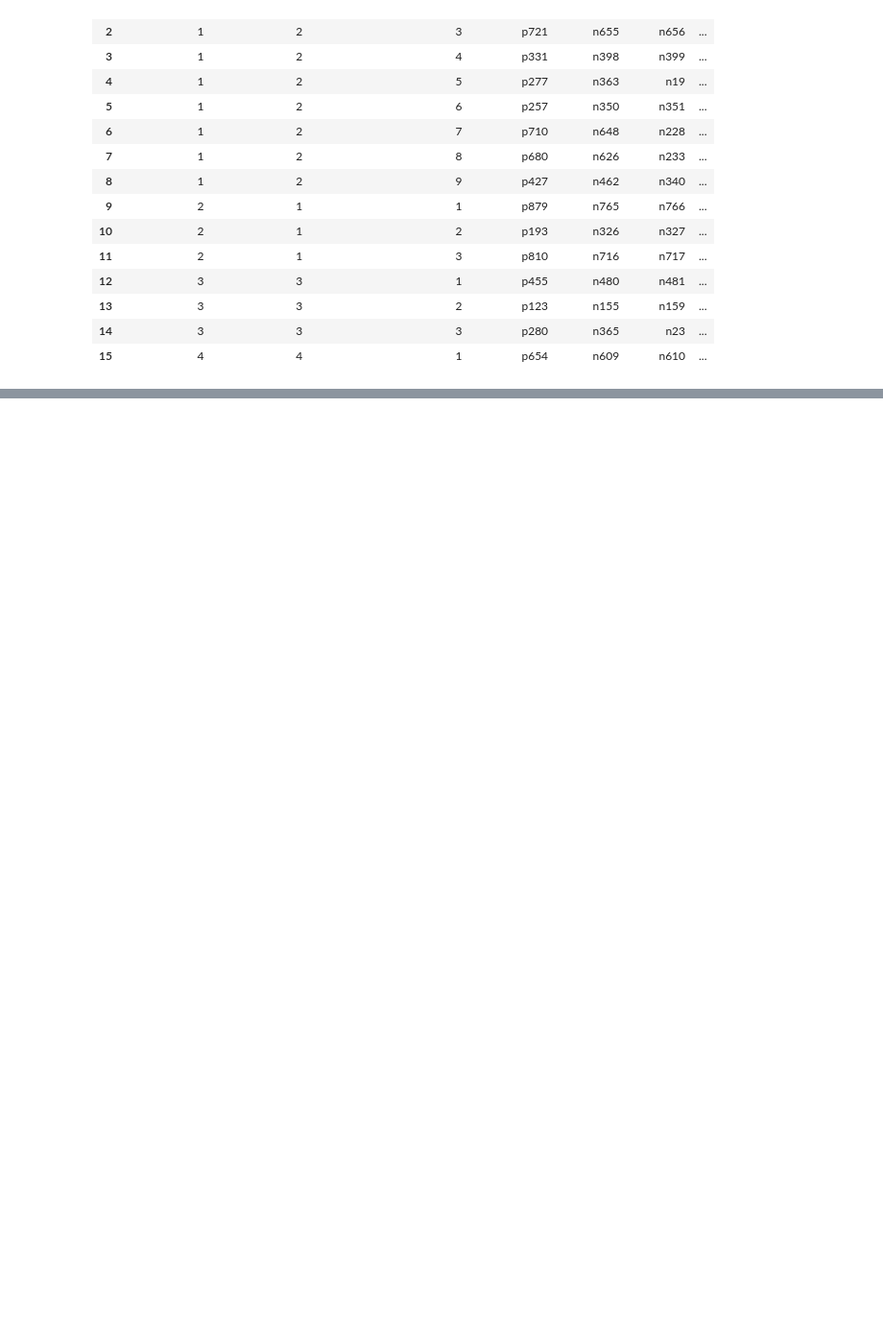
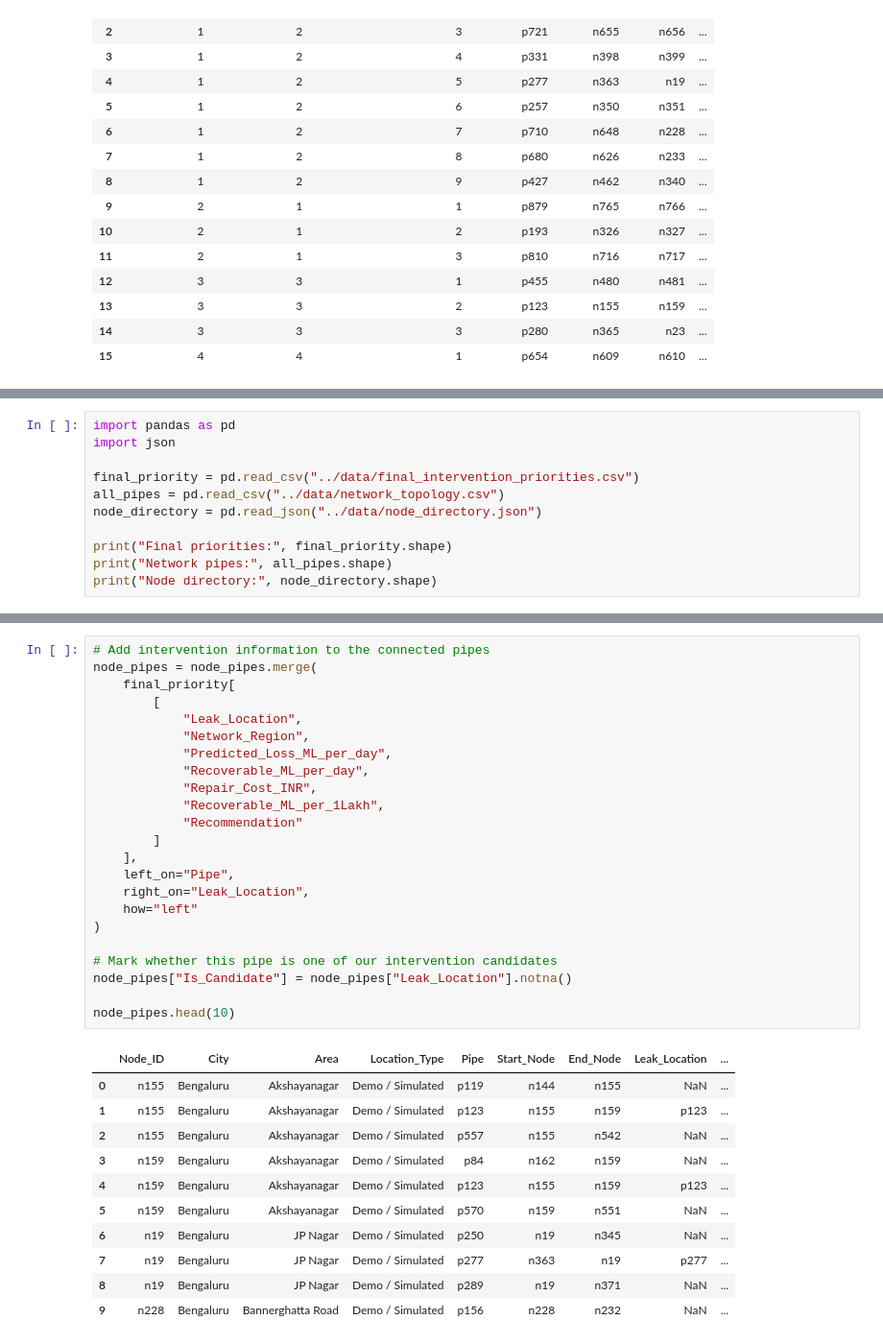
Before and after one commit to Simra-08/WeMakeDevs, a Jupyter notebook: notebooks/leak_detection.ipynb, the cells around one changed output, grey strips where cells are left out. Shown at 96% size. Saved outputs shown, nothing was run; the diff lists cells and outputs as text; blank space fills up the shorter version.

```diff
--- a/notebooks/leak_detection.ipynb
+++ b/notebooks/leak_detection.ipynb
@@ -4424,0 +4537,11 @@ final_priority
+# %%
+import pandas as pd
+import json
+
+final_priority = pd.read_csv("../data/final_intervention_priorities.csv")
+all_pipes = pd.read_csv("../data/network_topology.csv")
+node_directory = pd.read_json("../data/node_directory.json")
+
+print("Final priorities:", final_priority.shape)
+print("Network pipes:", all_pipes.shape)
+print("Node directory:", node_directory.shape)
@@ -4424,0 +4589,35 @@ final_priority
+# %%
+# Add intervention information to the connected pipes
+node_pipes = node_pipes.merge(
+    final_priority[
+        [
+            "Leak_Location",
+            "Network_Region",
+            "Predicted_Loss_ML_per_day",
+            "Recoverable_ML_per_day",
+            "Repair_Cost_INR",
+            "Recoverable_ML_per_1Lakh",
+            "Recommendation"
+        ]
+    ],
+    left_on="Pipe",
+    right_on="Leak_Location",
+    how="left"
+)
+
+# Mark whether this pipe is one of our intervention candidates
+node_pipes["Is_Candidate"] = node_pipes["Leak_Location"].notna()
+
+node_pipes.head(10)
+# %% [output]
+|  | Node_ID | City | Area | Location_Type | Pipe | Start_Node | End_Node | Leak_Location | ... |
+| 0 | n155 | Bengaluru | Akshayanagar | Demo / Simulated | p119 | n144 | n155 | NaN | ... |
+| 1 | n155 | Bengaluru | Akshayanagar | Demo / Simulated | p123 | n155 | n159 | p123 | ... |
+| 2 | n155 | Bengaluru | Akshayanagar | Demo / Simulated | p557 | n155 | n542 | NaN | ... |
+| 3 | n159 | Bengaluru | Akshayanagar | Demo / Simulated | p84 | n162 | n159 | NaN | ... |
+| 4 | n159 | Bengaluru | Akshayanagar | Demo / Simulated | p123 | n155 | n159 | p123 | ... |
+| 5 | n159 | Bengaluru | Akshayanagar | Demo / Simulated | p570 | n159 | n551 | NaN | ... |
+| 6 | n19 | Bengaluru | JP Nagar | Demo / Simulated | p250 | n19 | n345 | NaN | ... |
+| 7 | n19 | Bengaluru | JP Nagar | Demo / Simulated | p277 | n363 | n19 | p277 | ... |
+| 8 | n19 | Bengaluru | JP Nagar | Demo / Simulated | p289 | n19 | n371 | NaN | ... |
+| 9 | n228 | Bengaluru | Bannerghatta Road | Demo / Simulated | p156 | n228 | n232 | NaN | ... |
```
Also changed, not shown: parts of 9 cells of this notebook, 2 other files.
